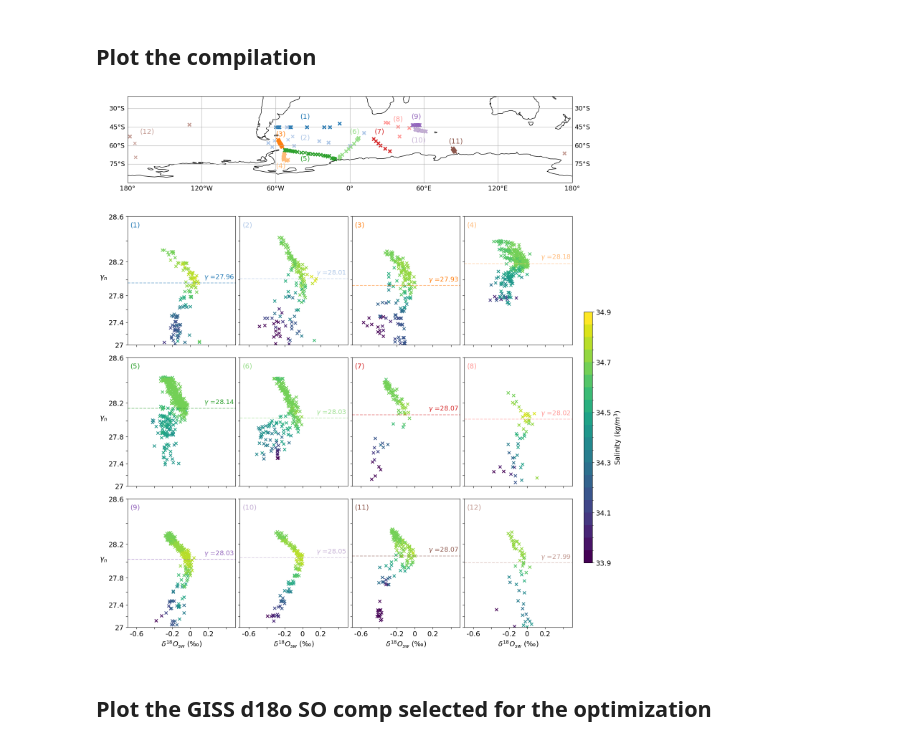
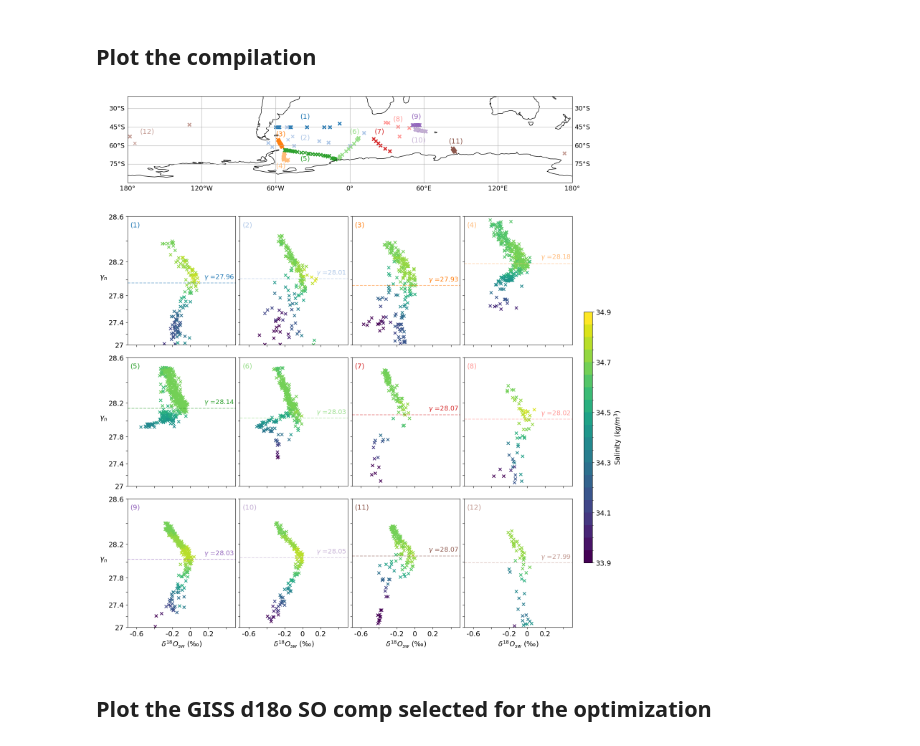
Before and after one commit to brumillet/d18o-southern-ocean, a Jupyter notebook: notebooks/optimization_fractions.ipynb, the cells around one changed output. Cells and saved outputs as stored; diff of their text form; code cells hidden in the pictures.

```diff
--- a/notebooks/optimization_fractions.ipynb
+++ b/notebooks/optimization_fractions.ipynb
@@ -25,5 +23,9 @@ import custom_density_scale
 # %% [markdown]
 # Open the different files that we need
 # %%
-d18o = pd.read_table(data_path + 'giss_d18o.txt')
-d18o_SO = d18o[d18o['Latitude'] <= -40.0]
+giss = pd.read_table(data_path + 'giss_d18o.txt')
+giss_cas = pd.read_table(data_path + 'casimir_neutral_density.txt', header=None, names=['X','Y','Z','d18O','CT','SA','G','SP','TI','P'], index_col=False)
+if 'gamma_n' not in giss.index:
+    giss['gamma_n'] = giss_cas['G'].astype(float)
+    giss['absolute_salinity'] = giss_cas['SA'].astype(float)
+giss_SO = giss[giss['Latitude'] <= -40.0]
@@ -39,10 +37,8 @@ interpolator_salinity = RegularGridInterpolator((l_depth0, l_lat_clim, l_lon_cli
 # %%
-d18o_SO['Longitude'] = [lon if lon >= 0 else 360 + lon for lon in d18o_SO['Longitude']]
-d18o_SO.where((d18o_SO['Depth'] != -999.0) & (d18o_SO['d18O'] != '**') & (d18o_SO['Salinity'] != '**'), np.nan, inplace = True)
-d18o_SO['d18O'] = d18o_SO['d18O'].astype(float)
-d18o_SO['Salinity'] = d18o_SO['Salinity'].astype(float)
-d18o_SO['Gamma'] = interpolator_gamma((d18o_SO['Depth'], d18o_SO['Latitude'], d18o_SO['Longitude']))
-d18o_SO['absolute_salinity'] = interpolator_salinity((d18o_SO['Depth'], d18o_SO['Latitude'], d18o_SO['Longitude']))
+giss_SO['Longitude'] = [lon if lon >= 0 else 360 + lon for lon in giss_SO['Longitude']]
+giss_SO.where((giss_SO['Depth'] != -999.0) & (giss_SO['d18O'] != '**') & (giss_SO['Salinity'] != '**'), np.nan, inplace = True)
+giss_SO['d18O'] = giss_SO['d18O'].astype(float)
+giss_SO['Salinity'] = giss_SO['Salinity'].astype(float)
 # %% [output]
 A value is trying to be set on a copy of a slice from a DataFrame.
 Try using .loc[row_indexer,col_indexer] = value instead
@@ -66,5 +64,5 @@ d18o_SO.dropna(how='all').to_csv(data_path + 'giss_d18o_SO_processed.csv', index
 # %%
-aux = d18o_SO.where((d18o_SO['Gamma'] <= 28.6) & (d18o_SO['Gamma'] >= 27)).dropna()
+aux = giss_SO.where((giss_SO['gamma_n'] <= 28.6) & (giss_SO['gamma_n'] >= 27)).dropna()
 dfs = uf.create_dfs(aux)
 # %% [markdown]
 # SO GISS compilation
@@ -73,35 +73,35 @@ dfs = uf.create_dfs(aux)
 # %%
 fig = plt.figure(figsize = (16, 20)); gs = fig.add_gridspec(4, 4, wspace = 0.04, hspace = 0.1); font = 14
 
 ax = fig.add_subplot(gs[0, :], projection=ccrs.PlateCarree())
 ax.coastlines(resolution='110m'); gl = ax.gridlines(draw_labels = {'bottom': 'x', 'right': 'y', 'left': 'y'}, ylocs = [-90 + 15 * i for i in range(5)])
 gl.xlabel_style = {'size': font - 1}; gl.ylabel_style = {'size': font - 1}; ax.set_ylim(-90, -20); ax.set_xlim(-180, 180); couleurs = plt.cm.tab20(range(12))
 for i in range(12):
     ax.scatter(dfs[i]['Longitude'], dfs[i]['Latitude'], color = couleurs[i], marker = 'x')
     ax.text(uf.coords_dataset[i][0], uf.coords_dataset[i][1], '(' + str(i+1) + ')', fontsize = font, color = couleurs[i])
 
 
 norm_S = uf.get_BoundNorm(33.9, 34.9, nbins = 20)
 for i in range(12):
     i_row, i_col = i//4 + 1, i%4; xlabels, ylabels = uf.get_xylabels(3, 4, i)
 
     ax = fig.add_subplot(gs[i_row, i_col])
-    sc = ax.scatter(dfs[i]['d18O'], dfs[i]['Gamma'], marker = 'x', c = dfs[i]['Salinity'], norm = norm_S)
+    sc = ax.scatter(dfs[i]['d18O'], dfs[i]['gamma_n'], marker = 'x', c = dfs[i]['Salinity'], norm = norm_S)
 
     ax.axhline(y = uf.l_neut_dens[i], ls = '--', color = couleurs[i], alpha = 0.5); ax.text(0.15, uf.l_neut_dens[i] + 0.05, '$\gamma$ =' + str(uf.l_neut_dens[i]), fontsize = font - 1, color = couleurs[i])
     ax.text(-0.67, 28.52, '(' + str(i + 1) + ')', fontsize = font, color = couleurs[i])
 
     ax.set_yscale('custom_scale'); ax.invert_yaxis()
     uf.plot_details_axis(ax, sc, cb = False, xlim = (-0.7, 0.5), ylim = (28.6, 27), nbins = 20, xticks = [-0.6 + 0.2*i for i in range(6)], yticks = [27 + 0.2*i for i in range(9)], font = font, xlabels = xlabels, ylabels = ylabels)
 
     if ylabels: ax.set_ylabel('$\gamma_n$', fontsize = font, rotation = 0, labelpad = 10); ax.set_yticklabels(['27', '', '27.4', '', '27.8', '', '28.2', '', '28.6'], fontsize = font)
     if xlabels: ax.set_xlabel('$\delta^{18}O_{sw}$ (‰)', fontsize = font); ax.set_xticklabels([-0.6, '', -0.2, 0, 0.2, ''], fontsize = font)
 
 uf.add_cbar(fig, sc, y = 0.2, height = 0.35, fontsize = font, label = 'Salinity ($kg/m^3$)', ticks = [33.9 + i * 0.2 for i in range (6)])
 
 plt.savefig(fig_path + 'd18o_profiles_SO_map.png', bbox_inches = 'tight')
 # %% [output]
-[figure, old version]
+[figure, new version]
 # %% [markdown]
 ## Plot the GISS d18o SO comp selected for the optimization
 # %%
```
Also changed, not shown: parts of 17 cells of this notebook, 6 other files.
